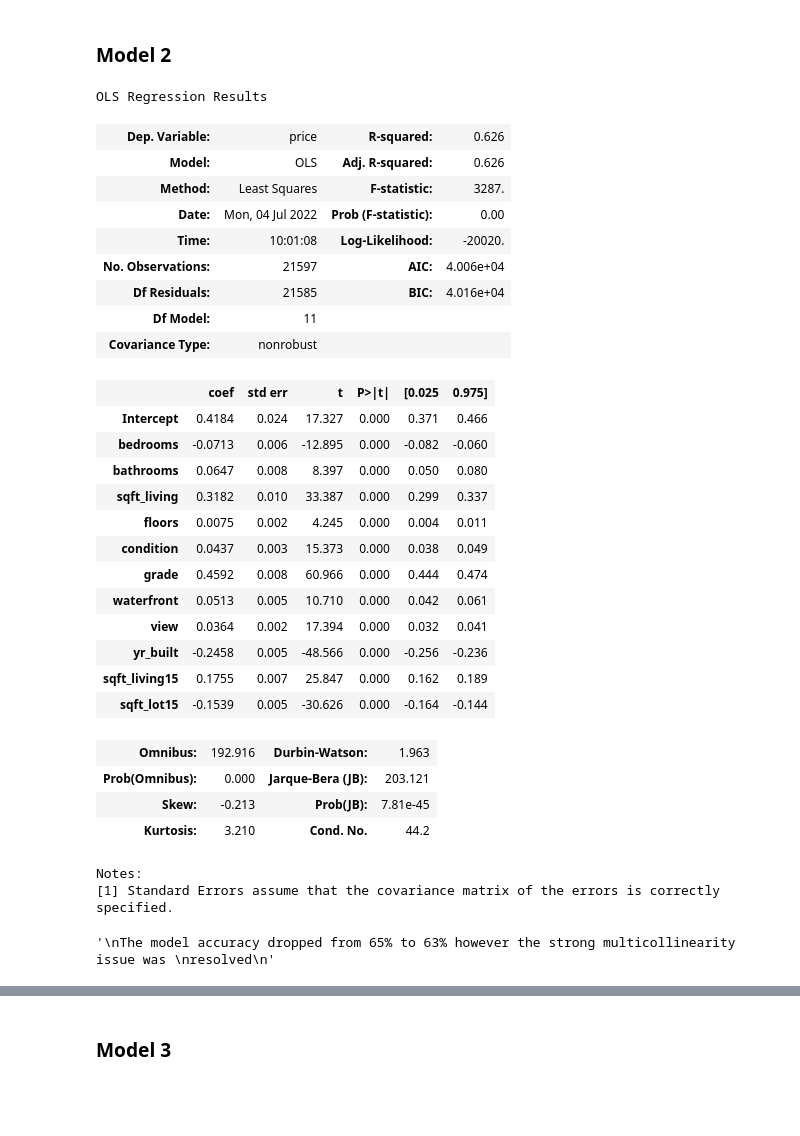
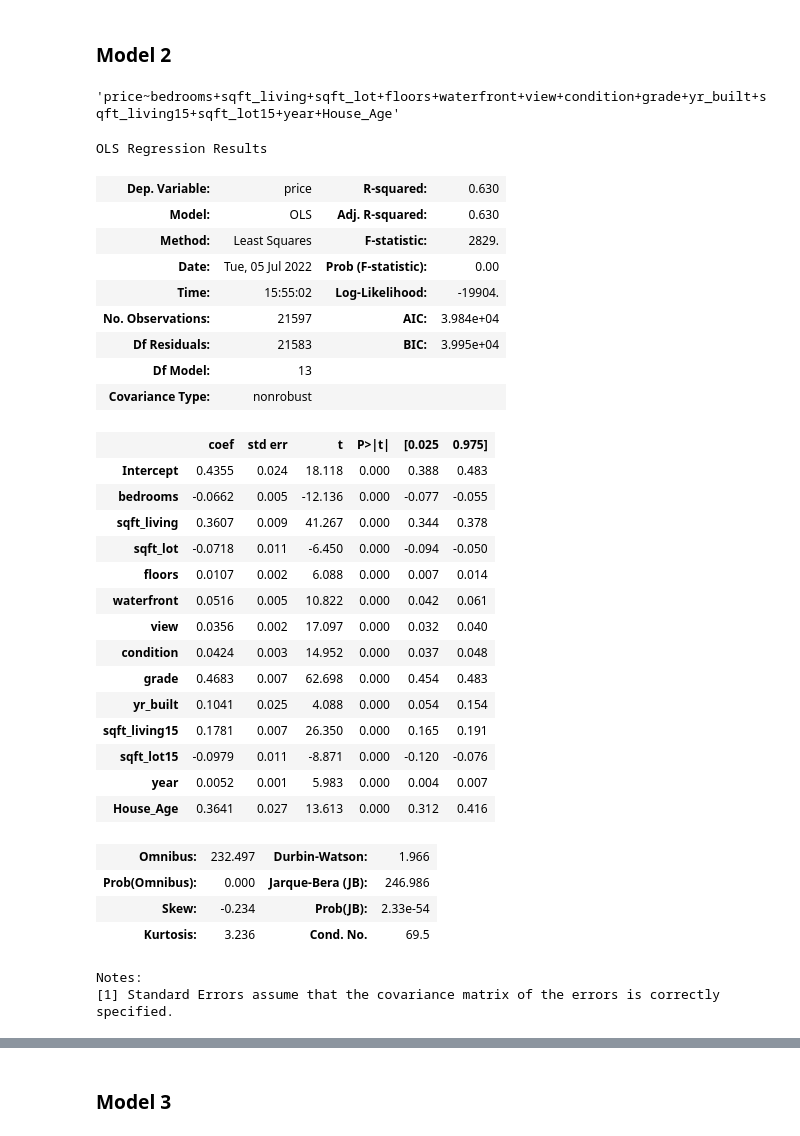
Before and after one commit to oscar066/Modelling_House_Sales, a Jupyter notebook: index.ipynb, the cells around one changed output, grey strips where cells are left out. Cells and saved outputs as stored; diff of their text form; code cells hidden in the pictures; blank space fills up the shorter version.

```diff
--- a/index.ipynb
+++ b/index.ipynb
@@ -722,0 +665,3 @@ Name: floors, Length: 21597, dtype: float64
+# %%
+df_one = df
+df_one
@@ -834,45 +1351,48 @@ plt.tight_layout();
 # %% [markdown]
 ### Model 2
+# %%
+target = 'price'
+predictor_df = df_one.drop(['price', ], axis = 1)
+predictor_variables = "+".join(predictor_df.columns)
+formula_2 = target + '~' + predictor_variables
+# %%
+formula_2
+# %% [output]
+'price~bedrooms+sqft_living+sqft_lot+floors+waterfront+view+condition+grade+yr_built+sqft_living15+sqft_lot15+year+House_Age'
 # %%
 from statsmodels.formula.api import ols
-formula = "price ~ bedrooms+bathrooms+sqft_living+floors+condition+grade+waterfront+view+yr_built+sqft_living15+sqft_lot15"
-model = ols(formula= formula, data=df).fit()
-model.summary()
+
+model_2 = ols(formula= formula_2, data=df_one).fit()
+model_2.summary()
 # %% [output]
 OLS Regression Results
-| Dep. Variable: | price | R-squared: | 0.626 |
-| Model: | OLS | Adj. R-squared: | 0.626 |
-| Method: | Least Squares | F-statistic: | 3287. |
-| Date: | Mon, 04 Jul 2022 | Prob (F-statistic): | 0.00 |
-| Time: | 10:01:08 | Log-Likelihood: | -20020. |
-| No. Observations: | 21597 | AIC: | 4.006e+04 |
-| Df Residuals: | 21585 | BIC: | 4.016e+04 |
-| Df Model: | 11 |  |  |
+| Dep. Variable: | price | R-squared: | 0.630 |
+| Model: | OLS | Adj. R-squared: | 0.630 |
+| Method: | Least Squares | F-statistic: | 2829. |
+| Date: | Tue, 05 Jul 2022 | Prob (F-statistic): | 0.00 |
+| Time: | 15:55:02 | Log-Likelihood: | -19904. |
+| No. Observations: | 21597 | AIC: | 3.984e+04 |
+| Df Residuals: | 21583 | BIC: | 3.995e+04 |
+| Df Model: | 13 |  |  |
 | Covariance Type: | nonrobust |  |  |
 |  | coef | std err | t | P>|t| | [0.025 | 0.975] |
-| Intercept | 0.4184 | 0.024 | 17.327 | 0.000 | 0.371 | 0.466 |
-| bedrooms | -0.0713 | 0.006 | -12.895 | 0.000 | -0.082 | -0.060 |
-| bathrooms | 0.0647 | 0.008 | 8.397 | 0.000 | 0.050 | 0.080 |
-| sqft_living | 0.3182 | 0.010 | 33.387 | 0.000 | 0.299 | 0.337 |
-| floors | 0.0075 | 0.002 | 4.245 | 0.000 | 0.004 | 0.011 |
-| condition | 0.0437 | 0.003 | 15.373 | 0.000 | 0.038 | 0.049 |
-| grade | 0.4592 | 0.008 | 60.966 | 0.000 | 0.444 | 0.474 |
-| waterfront | 0.0513 | 0.005 | 10.710 | 0.000 | 0.042 | 0.061 |
-| view | 0.0364 | 0.002 | 17.394 | 0.000 | 0.032 | 0.041 |
-| yr_built | -0.2458 | 0.005 | -48.566 | 0.000 | -0.256 | -0.236 |
-| sqft_living15 | 0.1755 | 0.007 | 25.847 | 0.000 | 0.162 | 0.189 |
-| sqft_lot15 | -0.1539 | 0.005 | -30.626 | 0.000 | -0.164 | -0.144 |
+| Intercept | 0.4355 | 0.024 | 18.118 | 0.000 | 0.388 | 0.483 |
+| bedrooms | -0.0662 | 0.005 | -12.136 | 0.000 | -0.077 | -0.055 |
+| sqft_living | 0.3607 | 0.009 | 41.267 | 0.000 | 0.344 | 0.378 |
+| sqft_lot | -0.0718 | 0.011 | -6.450 | 0.000 | -0.094 | -0.050 |
+| floors | 0.0107 | 0.002 | 6.088 | 0.000 | 0.007 | 0.014 |
+| waterfront | 0.0516 | 0.005 | 10.822 | 0.000 | 0.042 | 0.061 |
+| view | 0.0356 | 0.002 | 17.097 | 0.000 | 0.032 | 0.040 |
+| condition | 0.0424 | 0.003 | 14.952 | 0.000 | 0.037 | 0.048 |
+| grade | 0.4683 | 0.007 | 62.698 | 0.000 | 0.454 | 0.483 |
+| yr_built | 0.1041 | 0.025 | 4.088 | 0.000 | 0.054 | 0.154 |
+| sqft_living15 | 0.1781 | 0.007 | 26.350 | 0.000 | 0.165 | 0.191 |
+| sqft_lot15 | -0.0979 | 0.011 | -8.871 | 0.000 | -0.120 | -0.076 |
+| year | 0.0052 | 0.001 | 5.983 | 0.000 | 0.004 | 0.007 |
+| House_Age | 0.3641 | 0.027 | 13.613 | 0.000 | 0.312 | 0.416 |
-| Omnibus: | 192.916 | Durbin-Watson: | 1.963 |
-| Prob(Omnibus): | 0.000 | Jarque-Bera (JB): | 203.121 |
-| Skew: | -0.213 | Prob(JB): | 7.81e-45 |
-| Kurtosis: | 3.210 | Cond. No. | 44.2 |
+| Omnibus: | 232.497 | Durbin-Watson: | 1.966 |
+| Prob(Omnibus): | 0.000 | Jarque-Bera (JB): | 246.986 |
+| Skew: | -0.234 | Prob(JB): | 2.33e-54 |
+| Kurtosis: | 3.236 | Cond. No. | 69.5 |
 Notes:
 [1] Standard Errors assume that the covariance matrix of the errors is correctly specified.
-# %%
-# interpret results
-"""
-The model accuracy dropped from 65% to 63% however the strong multicollinearity issue was
-resolved
-"""
-# %% [output]
-'\nThe model accuracy dropped from 65% to 63% however the strong multicollinearity issue was \nresolved\n'
```
Also changed, not shown: parts of 84 cells of this notebook, 7 other files.
